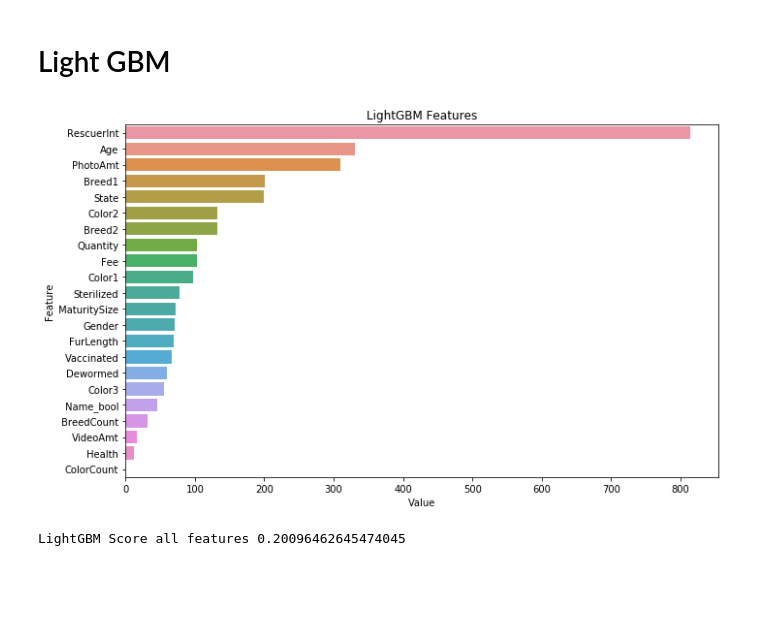
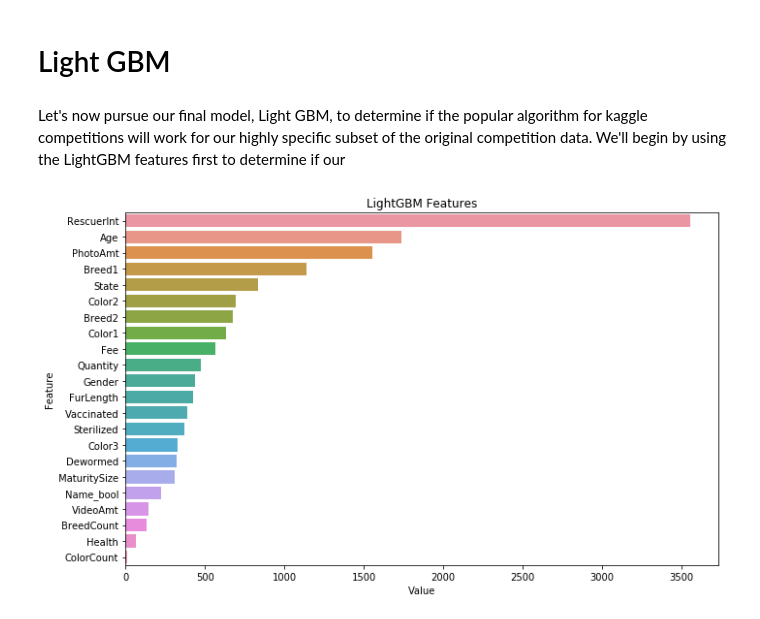
Before and after one commit to CJEJansson/Springboard_Projects, a Jupyter notebook: Capstone 1/4. In-Depth Analysis/In_Depth_Analysis.ipynb, the cells around one changed output. Cells and saved outputs as stored; diff of their text form; code cells hidden in the pictures; blank space fills up the shorter version.

```diff
--- a/Capstone 1/4. In-Depth Analysis/In_Depth_Analysis.ipynb
+++ b/Capstone 1/4. In-Depth Analysis/In_Depth_Analysis.ipynb
@@ -950,7 +965,7 @@ Alpha_scores=[]
 #Run model over each C value in Cs
 for param in alphas:
     clf = MultinomialNB(alpha=param)
-    fit = clf.fit(xa_test,ya_test)
+    fit = clf.fit(xa_train,ya_train)
     score = accuracy_score(clf.predict(xa_test), ya_test)
     Alpha_scores.append(score)
 
@@ -1187,6 +1288,4 @@ print('Accuracy Score', svclassifier.score(xa_test,ya_test))
 # %%
-
-
 #Split Data
 xtrain, xtest, ytrain, ytest = train_test_split(dtrain[['RescuerInt']],
                                               np.ravel(dtrain[['AdoptionSpeed']],order='C'),
@@ -1195,10 +1294,6 @@ xtrain, xtest, ytrain, ytest = train_test_split(dtrain[['RescuerInt']],
 
 
 kNN=KNeighborsClassifier()
-
-kNN.fit(x_train,y_train)
-print ('KNN Score all features', kNN.score(x_test,y_test))
-
 kNN.fit(xtrain,ytrain)
 print ('KNN Score Specific Features', kNN.score(xtest,ytest))
 # %% [output]
@@ -1238,0 +1331,19 @@ KNN Score Adoption Speeds Not Same Day 0.37103825136612023
+# %%
+#iniitalize an empty array
+knn_scores = []
+
+#models to test
+knn_model = ['auto', 'ball_tree', 'kd_tree', 'brute']
+
+for model in knn_model:
+    kNN_iter = KNeighborsClassifier(algorithm = model)
+    fit = kNN_iter.fit(xa_train,ya_train)
+    score = kNN_iter.score(xa_test,ya_test)
+    knn_scores.append(score)
+
+max_score = max(knn_scores)
+max_idx = knn_scores.index(max(knn_scores))
+best_fit = knn_model[max_idx]
+
+print ('Scores', knn_scores)
+print('Best Score', max_score, 'from', best_fit, 'algorithm.')
@@ -1283,6 +1501,9 @@ N-estimator value that yields best score = 120
 # %%
-RF = RandomForestClassifier(random_state = 0, n_estimators = 100)
+RF = RandomForestClassifier(random_state = 0, n_estimators = 140)
 RF.fit(x_train,y_train)
 y_pred = RF.predict(x_test)
-print(confusion_matrix(y_test,y_pred))
+cm_rf = confusion_matrix(y_test,y_pred)
+
+title2 = 'Random Forest, all adoption speeds, n-estimators = 140'
+cm_plot (cm_rf, adpt_spd, adpt_spd, title2)
 # %% [output]
@@ -1331,46 +1588,25 @@ N-estimator value that yields best score = 140
 # %% [markdown]
 # Light GBM
+# %% [markdown]
+Let's now pursue our final model, Light GBM, to determine if the popular algorithm for kaggle competitions will work for our highly specific subset of the original competition data. We'll begin by using the LightGBM features first to determine if our
 # %%
-model = lgb.LGBMRegressor()
+model = lgb.LGBMClassifier()
 model.fit(x_train, y_train)
 
 feature_imp = pd.DataFrame(sorted(zip(model.feature_importances_,x_train.columns)), columns=['Value','Feature'])
 
 plt.figure(figsize=(10, 6))
 sns.barplot(x="Value", y="Feature", data=feature_imp.sort_values(by="Value", ascending=False))
 plt.title('LightGBM Features')
 plt.tight_layout()
 plt.show()
 
 
 features_selection = SelectFromModel(model, threshold='1.25*median') # The Threshold is the median of features importance*1.25
 features_selection.fit(x_train, y_train)
 
 
 features_selection_support = features_selection.get_support()
 features_selection = x_train.loc[:,features_selection_support].columns.tolist()
 # %% [output]
-[figure, old version]
+[figure, new version]
-# %%
-lgb_params = {
-'boosting_type': 'gbdt',
-'objective': 'regression',
-'learning_rate': 0.005,
-'subsample': .8,
-'colsample_bytree': 0.8,
-'min_split_gain': 0.006,
-'min_child_samples': 150,
-'min_child_weight': 0.1,
-'max_depth': 17,
-'n_estimators': 5000,
-'num_leaves': 80,
-}
-lgb_model = lgb.LGBMRegressor(**lgb_params)
-
-lgb_model.fit(x_train,y_train)
-
-#Prediction
-y_pred=lgb_model.predict(x_train.values)
-print ('LightGBM Score all features', lgb_model.score(x_test,y_test))
-# %% [output]
-LightGBM Score all features 0.20096462645474045
```
Also changed, not shown: parts of 88 cells of this notebook, 1 other file.
